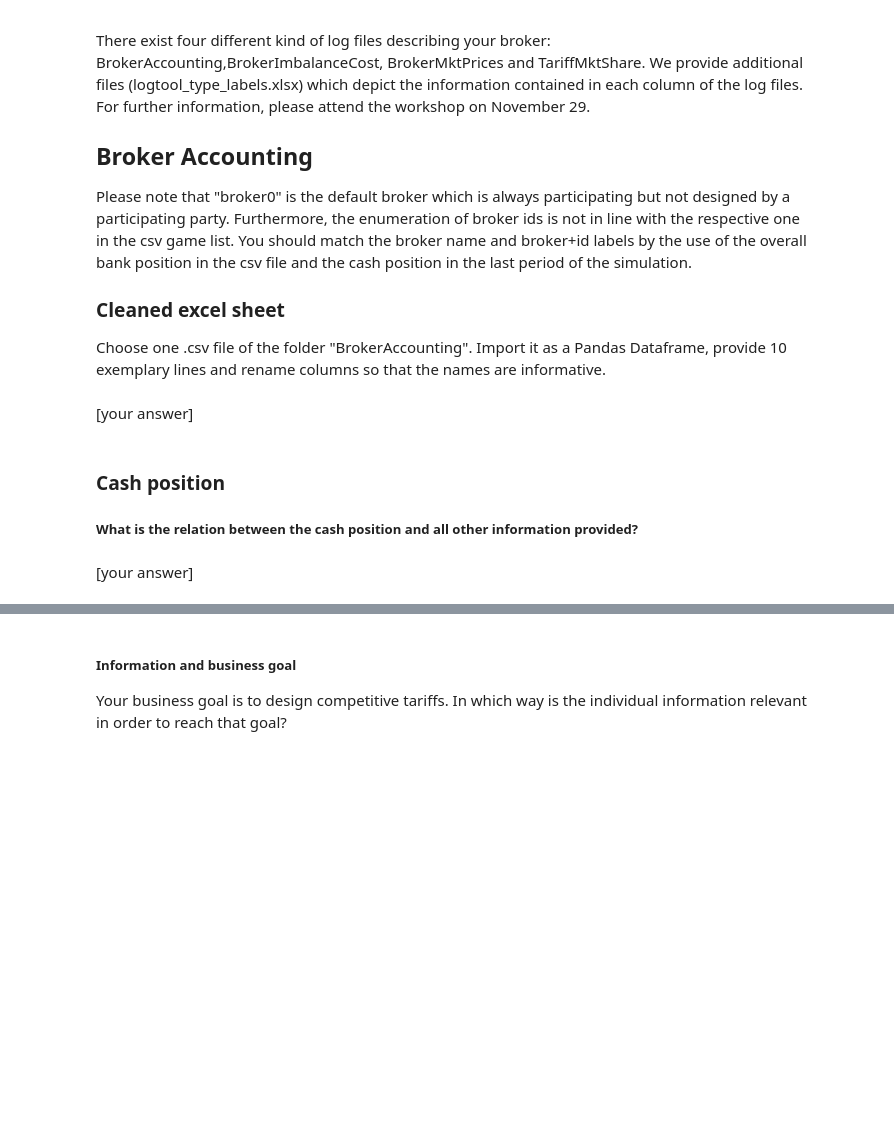
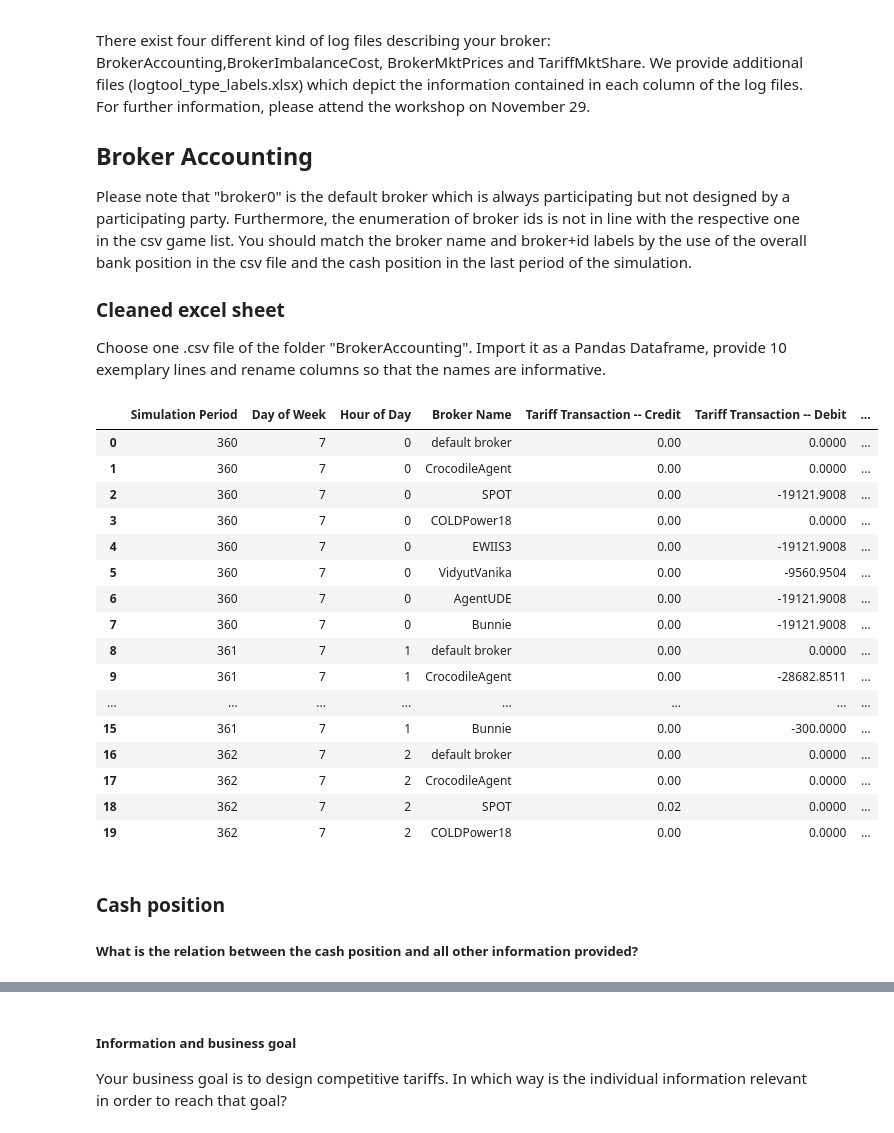
Before and after one commit to G4mble/AAA_IndividualAssignment, a Jupyter notebook: 01_code/Task_Description.ipynb, the cells around one changed output, grey strips where cells are left out. Cells and saved outputs as stored; diff of their text form; code cells hidden in the pictures; blank space fills up the shorter version.

Commit message:
- BrokerAccounting description

```diff
--- a/01_code/Task_Description.ipynb
+++ b/01_code/Task_Description.ipynb
@@ -378,10 +378,45 @@ Furthermore, the enumeration of broker ids is not in line with the respective on
 ### Cleaned excel sheet
 Choose one .csv file of the folder "BrokerAccounting".
 Import it as a Pandas Dataframe, provide 10 exemplary lines and rename columns so that the names are informative.
-# %% [markdown]
-[your answer]
+# %%
+import pandas as pd
+
+brokerAccountingData = pd.read_csv("../00_data/PowerTAC_2018_Finals_1_BrokerAccounting.csv", sep=";", decimal=",")
+
+# rename columns
+brokerAccountingData.rename(
+    columns={"ts":"Simulation Period", "dow":"Day of Week", "hod":"Hour of Day", "broker":"Broker Name",
+             "ttx-sc":"Tariff Transaction -- Credit", "ttx-sd":"Tariff Transaction -- Debit",
+             "ttx-uc":"Tariff Transaction -- Customer Credit", "ttx-ud":"Tariff Transaction -- Customer Debit",
+             "mtx-c":"Market Transaction -- Credit", "mtx-d":"Market Transaction -- Debit",
+             "btx-c":"Balancing Transaction -- Credit", "btx-d":"Balancing Transaction -- Debit",
+             "dtx-c":"Distribution Transaction -- Credit", "dtx-d":"Distribution Transaction -- Debit",
+             "ctx-c":"Capacity Transaction -- Credit", "ctx-d":"Capacity Transaction -- Debit",
+             "bce-c":"Balancing Control Event -- Credit", "bce-d":"Balancing Control Event -- Debit",
+             "bank-c":"Bank Transaction -- Credit", "bank-d":"Bank Transaction -- Debit",
+             "cash":"Broker Net Cash Position"}, inplace=True)
+
+pd.set_option('display.max_columns', 22) # pandas set number of columns printed
+pd.set_option("display.max_colwidth", 5000) # pandas set column width
+brokerAccountingData.head(20) # print first ten rows of the dataFrame
+# %% [output]
+|  | Simulation Period | Day of Week | Hour of Day | Broker Name | Tariff Transaction -- Credit | Tariff Transaction -- Debit | ... |
+| 0 | 360 | 7 | 0 | default broker | 0.00 | 0.0000 | ... |
+| 1 | 360 | 7 | 0 | CrocodileAgent | 0.00 | 0.0000 | ... |
+| 2 | 360 | 7 | 0 | SPOT | 0.00 | -19121.9008 | ... |
+| 3 | 360 | 7 | 0 | COLDPower18 | 0.00 | 0.0000 | ... |
+| 4 | 360 | 7 | 0 | EWIIS3 | 0.00 | -19121.9008 | ... |
+| 5 | 360 | 7 | 0 | VidyutVanika | 0.00 | -9560.9504 | ... |
+| 6 | 360 | 7 | 0 | AgentUDE | 0.00 | -19121.9008 | ... |
+| 7 | 360 | 7 | 0 | Bunnie | 0.00 | -19121.9008 | ... |
+| 8 | 361 | 7 | 1 | default broker | 0.00 | 0.0000 | ... |
+| 9 | 361 | 7 | 1 | CrocodileAgent | 0.00 | -28682.8511 | ... |
+| ... | ... | ... | ... | ... | ... | ... | ... |
+| 15 | 361 | 7 | 1 | Bunnie | 0.00 | -300.0000 | ... |
+| 16 | 362 | 7 | 2 | default broker | 0.00 | 0.0000 | ... |
+| 17 | 362 | 7 | 2 | CrocodileAgent | 0.00 | 0.0000 | ... |
+| 18 | 362 | 7 | 2 | SPOT | 0.02 | 0.0000 | ... |
+| 19 | 362 | 7 | 2 | COLDPower18 | 0.00 | 0.0000 | ... |
 # %% [markdown]
 ### Cash position
 ##### What is the relation between the cash position and all other information provided?
-# %% [markdown]
-[your answer]
```
Also changed, not shown: parts of 1 cell of this notebook, 1 other file.
